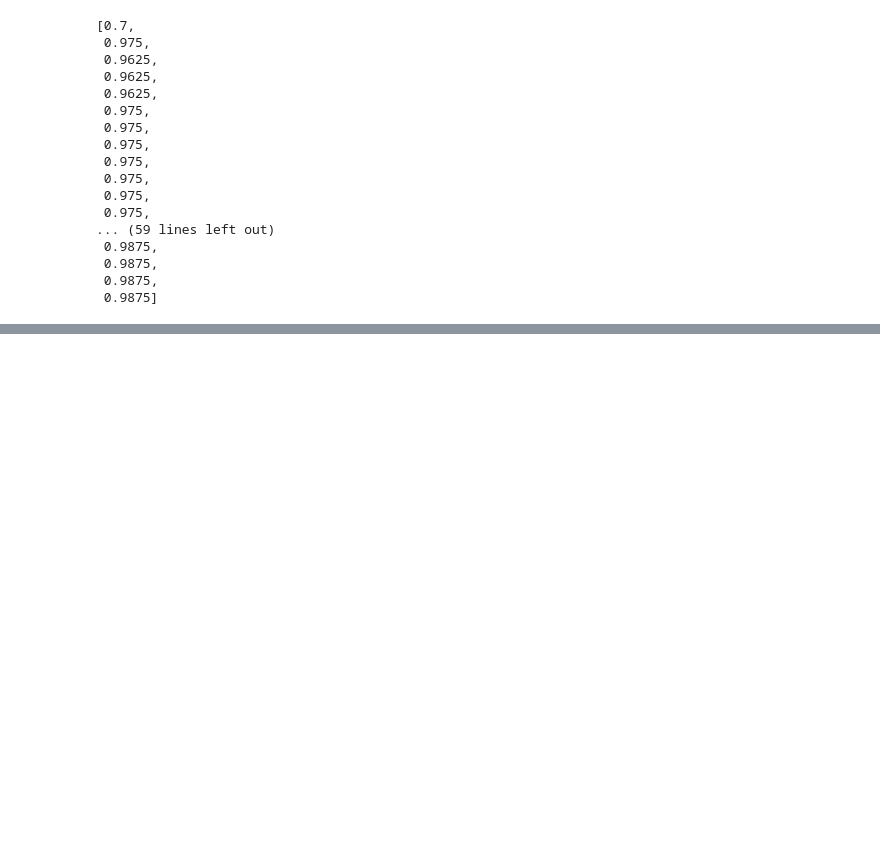
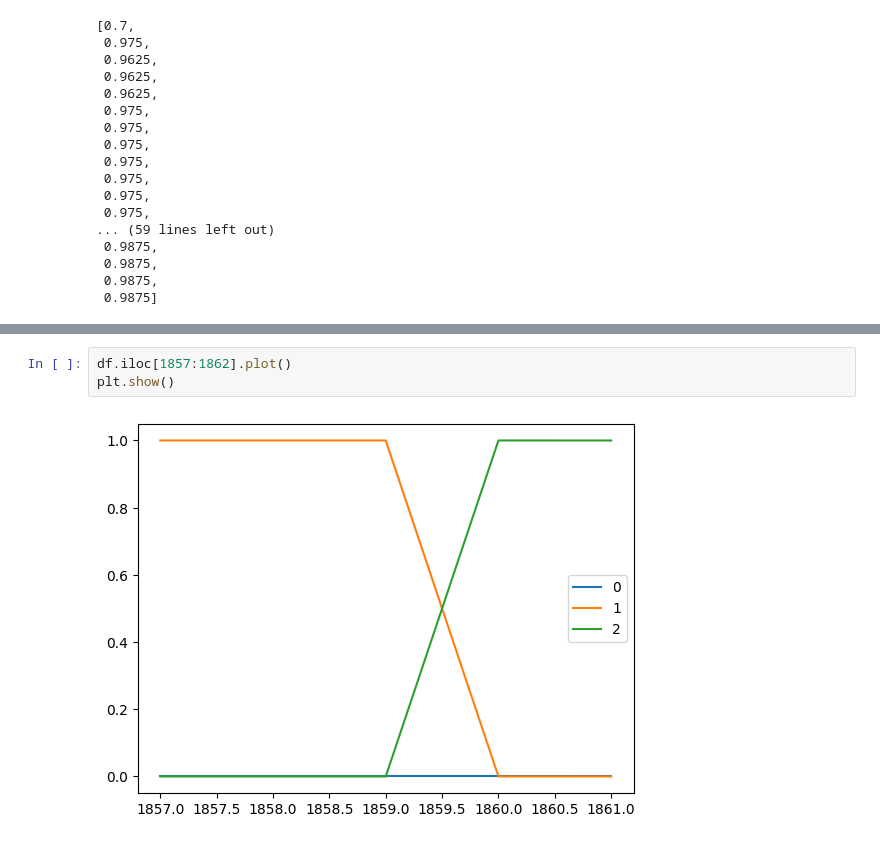
Before and after one commit to ivopascal/emg_classifier, a Jupyter notebook: notebooks/emg_online.ipynb, the cells around one changed output, grey strips where cells are left out. Drawn from its saved outputs; the diff is of its cells as text; blank space fills up the shorter version.

```diff
--- a/notebooks/emg_online.ipynb
+++ b/notebooks/emg_online.ipynb
@@ -322,0 +349,5 @@ acc
+# %%
+df.iloc[1857:1862].plot()
+plt.show()
+# %% [output]
+[figure, added]
```
Also changed, not shown: parts of 20 cells of this notebook, 7 other files.
